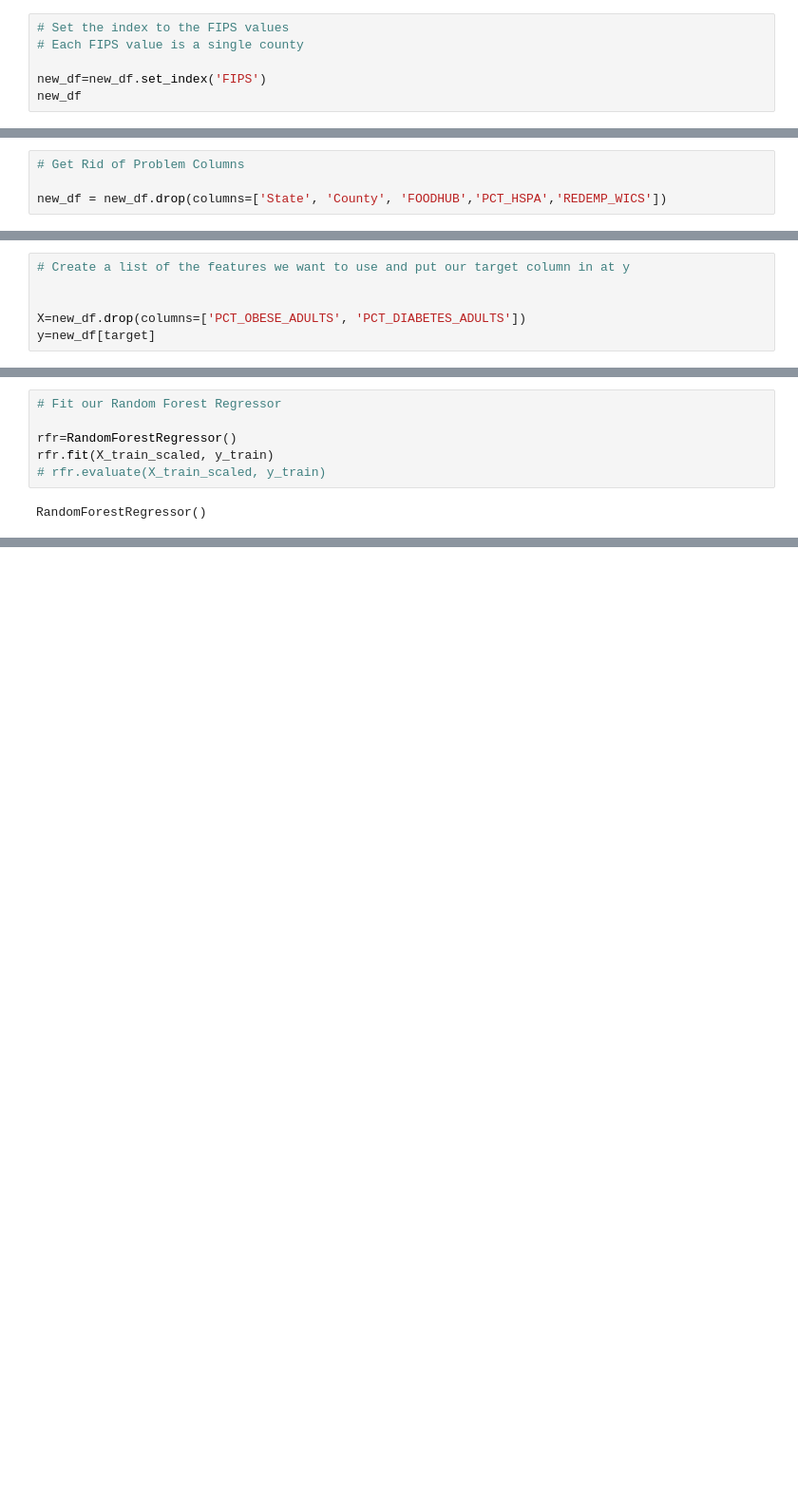
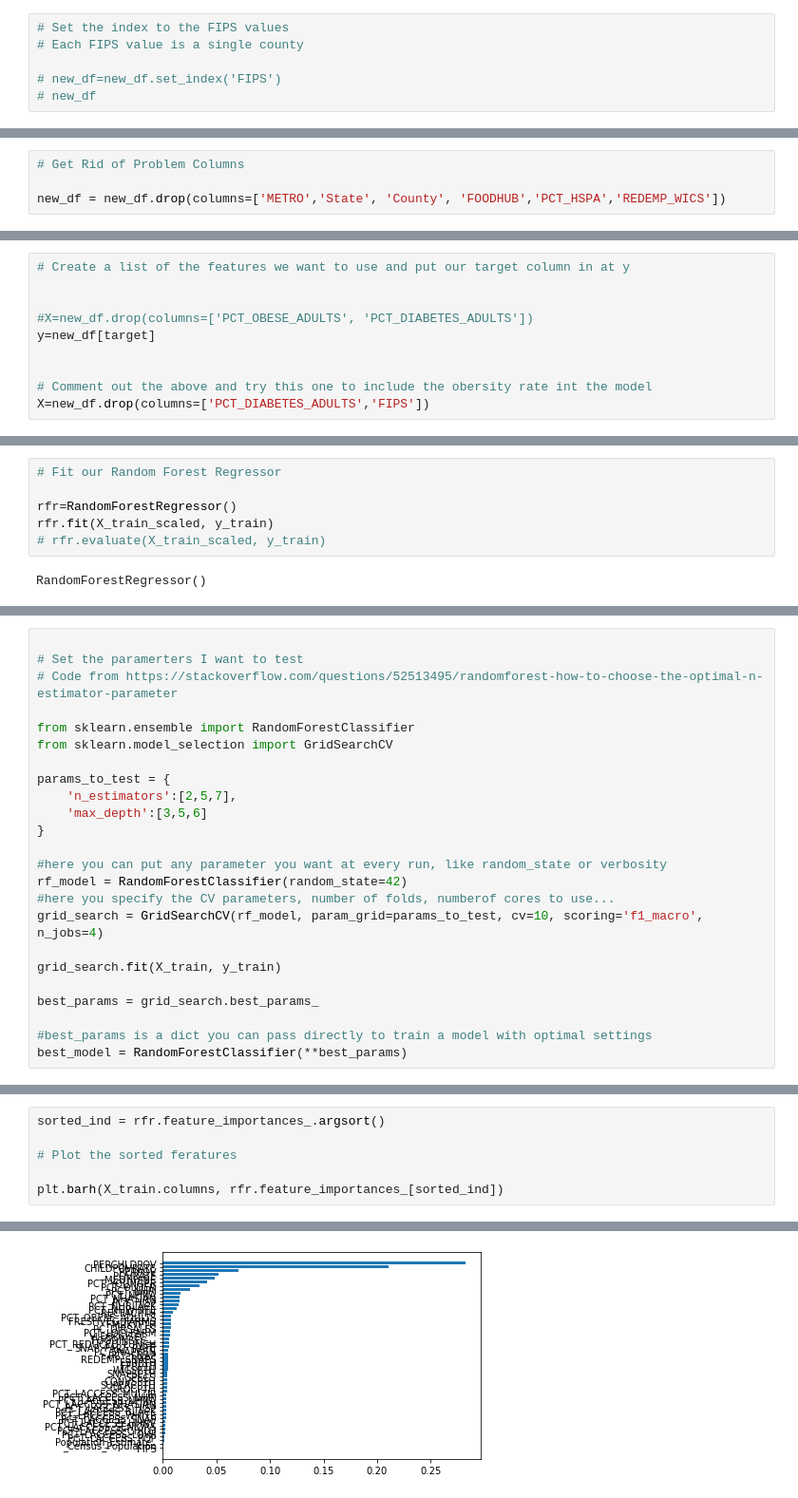
Before and after one commit to TMWRose/Group-1---Food-Deserts-How-They-Affect-Community-Health, a Jupyter notebook: Ne_Justin.ipynb, the cells around one changed output, grey strips where cells are left out. Shown at 95% size. Drawn from its saved outputs; the diff is of its cells as text; blank space fills up the shorter version.

```diff
--- a/Ne_Justin.ipynb
+++ b/Ne_Justin.ipynb
@@ -287,5 +287,5 @@ new_df
 # Set the index to the FIPS values
 # Each FIPS value is a single county
 
-new_df=new_df.set_index('FIPS')
-new_df
+# new_df=new_df.set_index('FIPS')
+# new_df
@@ -328,7 +313,7 @@ memory usage: 1.4 MB
 # %%
 # Get Rid of Problem Columns
 
-new_df = new_df.drop(columns=['State', 'County', 'FOODHUB','PCT_HSPA','REDEMP_WICS'])
+new_df = new_df.drop(columns=['METRO','State', 'County', 'FOODHUB','PCT_HSPA','REDEMP_WICS'])
 # %%
 # Check The DF
 
@@ -376,8 +382,12 @@ target='PCT_DIABETES_ADULTS'
 # Create a list of the features we want to use and put our target column in at y
 
 
-X=new_df.drop(columns=['PCT_OBESE_ADULTS', 'PCT_DIABETES_ADULTS'])
+#X=new_df.drop(columns=['PCT_OBESE_ADULTS', 'PCT_DIABETES_ADULTS'])
 y=new_df[target]
+
+
+# Comment out the above and try this one to include the obersity rate int the model
+X=new_df.drop(columns=['PCT_DIABETES_ADULTS','FIPS'])
 # %%
 # Make sure we still match
 display(X.shape)
@@ -430,0 +455,24 @@ rfr.score(X_test_scaled, y_test)
+# %%
+
+# Set the paramerters I want to test
+# Code from https://stackoverflow.com/questions/52513495/randomforest-how-to-choose-the-optimal-n-estimator-parameter
+
+from sklearn.ensemble import RandomForestClassifier
+from sklearn.model_selection import GridSearchCV
+
+params_to_test = {
+    'n_estimators':[2,5,7],
+    'max_depth':[3,5,6]
+}
+
+#here you can put any parameter you want at every run, like random_state or verbosity
+rf_model = RandomForestClassifier(random_state=42)
+#here you specify the CV parameters, number of folds, numberof cores to use...
+grid_search = GridSearchCV(rf_model, param_grid=params_to_test, cv=10, scoring='f1_macro', n_jobs=4)
+
+grid_search.fit(X_train, y_train)
+
+best_params = grid_search.best_params_
+
+#best_params is a dict you can pass directly to train a model with optimal settings
+best_model = RandomForestClassifier(**best_params)
@@ -451,0 +519,7 @@ sorted(list(zip(rfr.feature_importances_, X_train.columns)), reverse=False)
+# %%
+sorted_ind = rfr.feature_importances_.argsort()
+
+# Plot the sorted feratures
+
+plt.barh(X_train.columns, rfr.feature_importances_[sorted_ind])
+# %% [output]
@@ -451,0 +527 @@ sorted(list(zip(rfr.feature_importances_, X_train.columns)), reverse=False)
+[figure, added]
```
Also changed, not shown: parts of 20 cells of this notebook, 1 other file.
